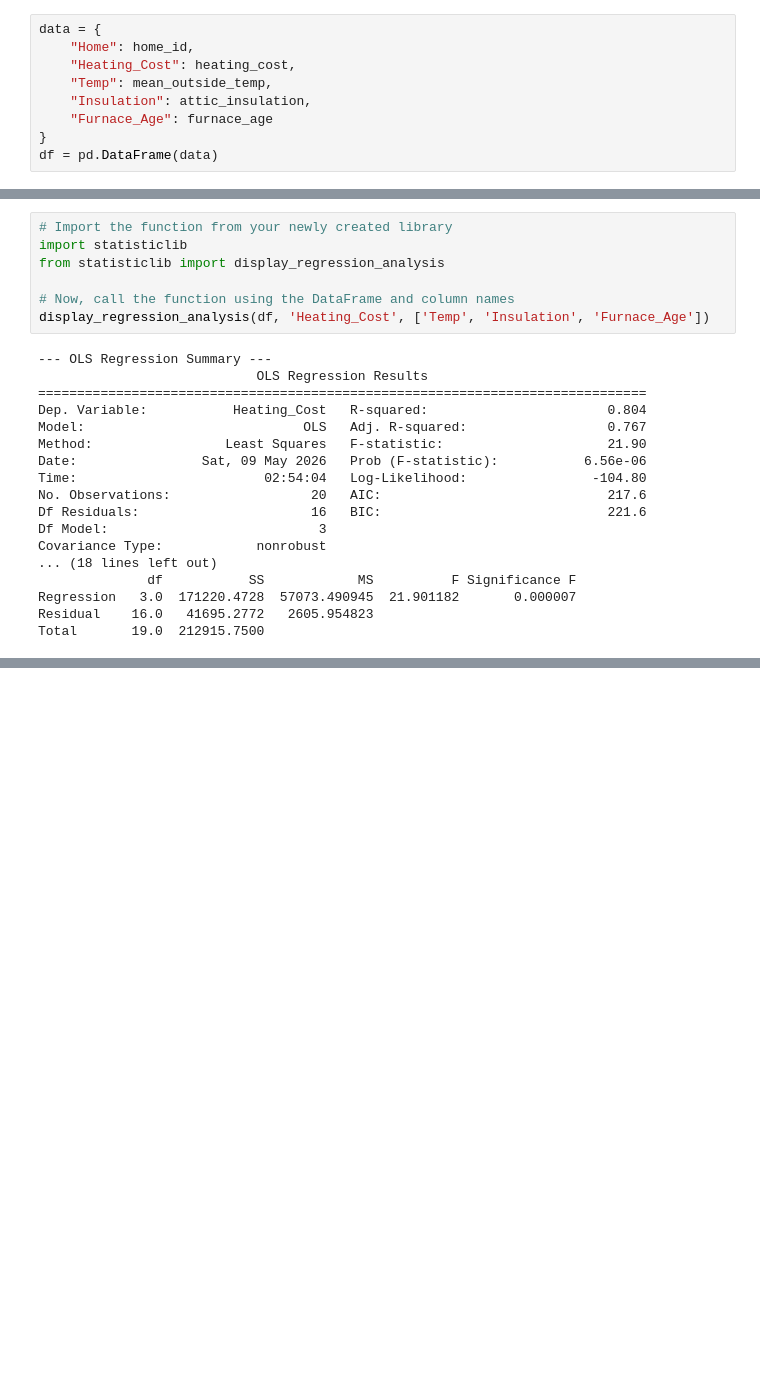
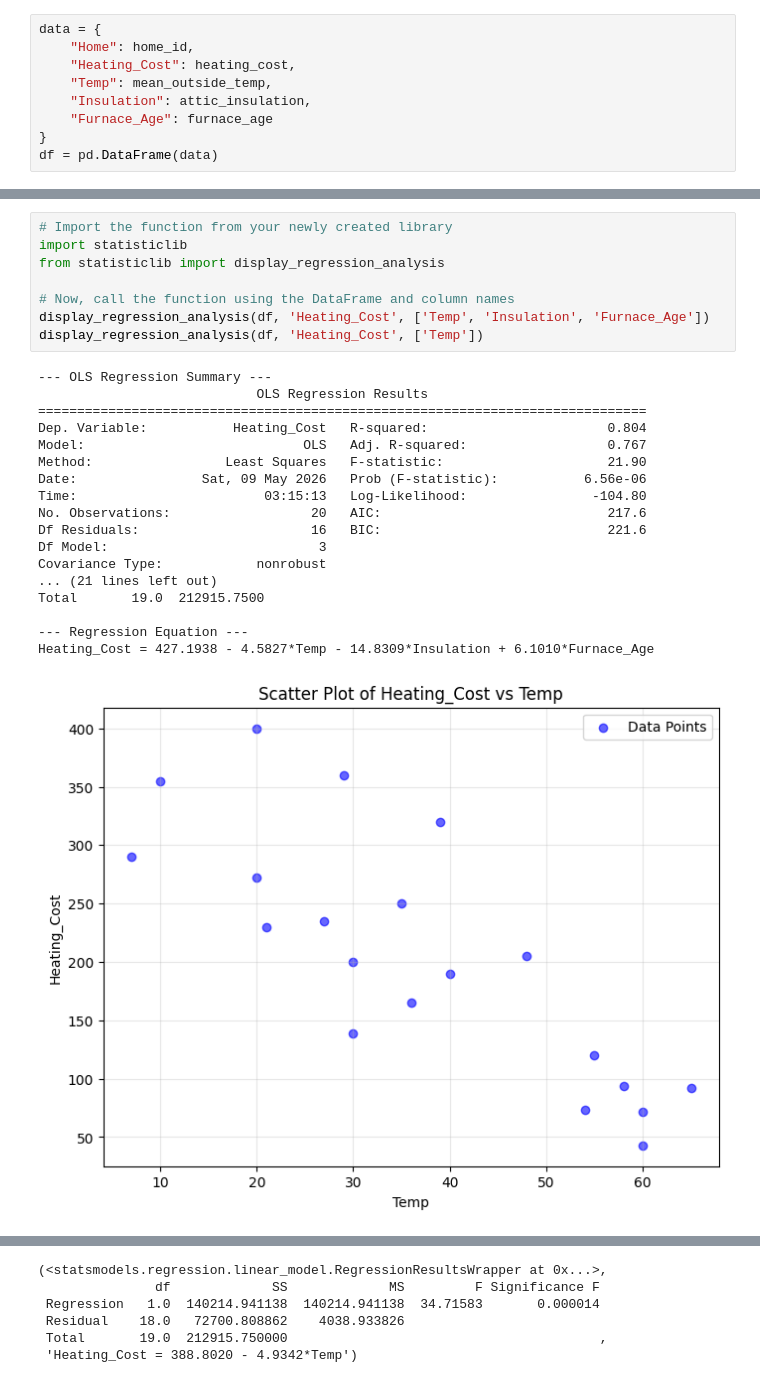
Before and after one commit to chhorponnsovan/ECAM-ROA-I4, a Jupyter notebook: Probability-and-Inferential-statistics/MultipleRegressionExample.ipynb, the cells around one changed output, grey strips where cells are left out. Drawn from its saved outputs; the diff is of its cells as text; blank space fills up the shorter version.

Commit message:
changes to be committed:     modified:   Probability-and-Inferential-statistics/MultipleRegressionExample.ipynb

```diff
--- a/Probability-and-Inferential-statistics/MultipleRegressionExample.ipynb
+++ b/Probability-and-Inferential-statistics/MultipleRegressionExample.ipynb
@@ -36,25 +33,27 @@ df = pd.DataFrame(data)
 # %%
 # Import the function from your newly created library
 import statisticlib
 from statisticlib import display_regression_analysis
 
 # Now, call the function using the DataFrame and column names
 display_regression_analysis(df, 'Heating_Cost', ['Temp', 'Insulation', 'Furnace_Age'])
+display_regression_analysis(df, 'Heating_Cost', ['Temp'])
 # %% [output]
 --- OLS Regression Summary ---
                             OLS Regression Results
 ==============================================================================
 Dep. Variable:           Heating_Cost   R-squared:                       0.804
 Model:                            OLS   Adj. R-squared:                  0.767
 Method:                 Least Squares   F-statistic:                     21.90
 Date:                Sat, 09 May 2026   Prob (F-statistic):           6.56e-06
-Time:                        02:54:04   Log-Likelihood:                -104.80
+Time:                        03:15:13   Log-Likelihood:                -104.80
 No. Observations:                  20   AIC:                             217.6
 Df Residuals:                      16   BIC:                             221.6
 Df Model:                           3
 Covariance Type:            nonrobust
-... (18 lines left out)
-              df           SS            MS          F Significance F
-Regression   3.0  171220.4728  57073.490945  21.901182       0.000007
-Residual    16.0   41695.2772   2605.954823
+... (21 lines left out)
 Total       19.0  212915.7500
+
+--- Regression Equation ---
+Heating_Cost = 427.1938 - 4.5827*Temp - 14.8309*Insulation + 6.1010*Furnace_Age
+[figure, added]
@@ -60,0 +80,6 @@ Total       19.0  212915.7500
+(<statsmodels.regression.linear_model.RegressionResultsWrapper at 0x...>,
+               df             SS             MS         F Significance F
+ Regression   1.0  140214.941138  140214.941138  34.71583       0.000014
+ Residual    18.0   72700.808862    4038.933826
+ Total       19.0  212915.750000                                        ,
+ 'Heating_Cost = 388.8020 - 4.9342*Temp')
```
Also changed, not shown: parts of 6 cells of this notebook, 1 other file.
